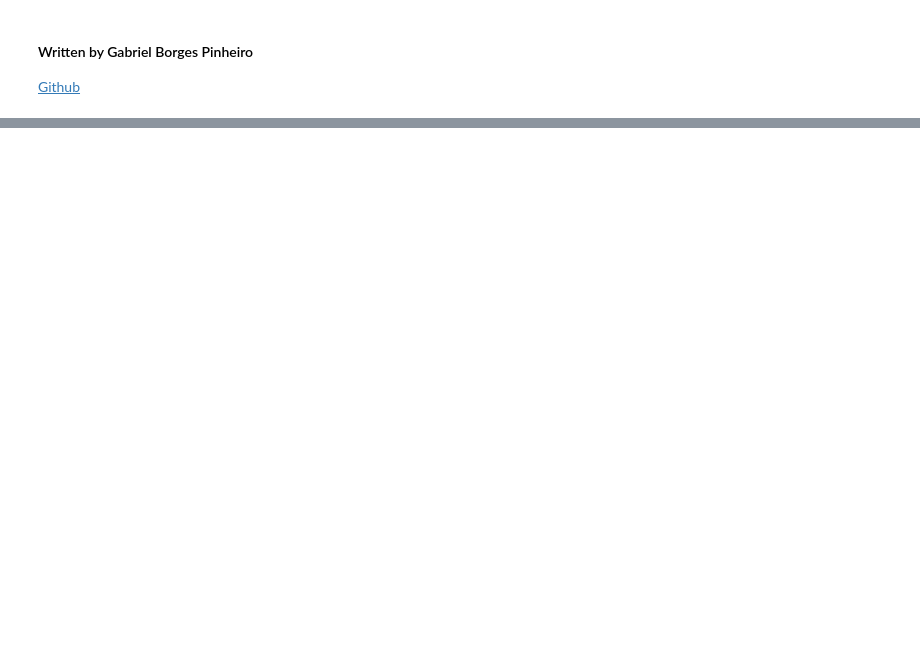
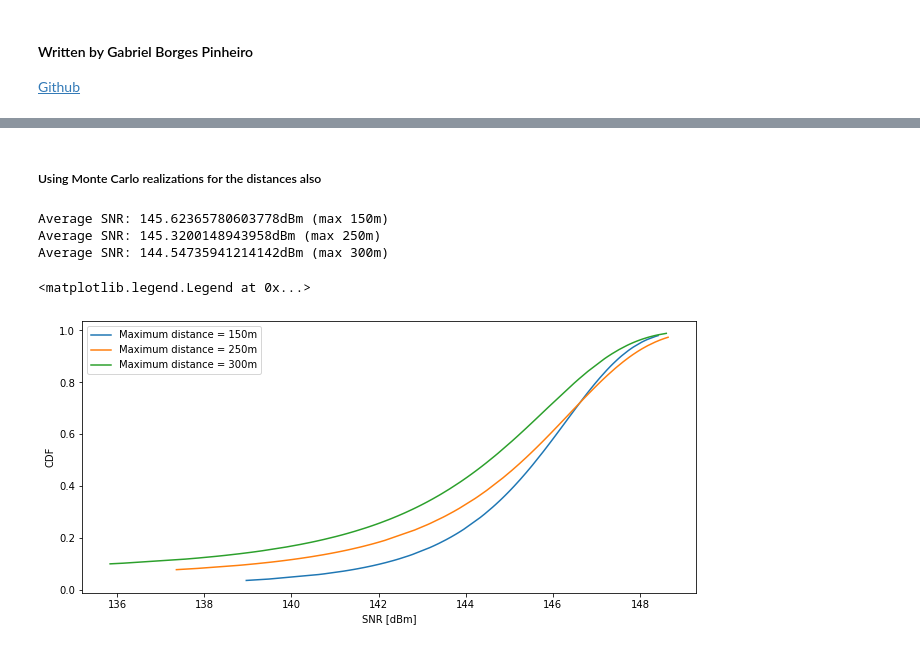
Before and after one commit to gabrielbopi/cellfree_ic, a Jupyter notebook: Gabriel/Channel_Sim.ipynb, the cells around one changed output, grey strips where cells are left out. Drawn from its saved outputs; the diff is of its cells as text; code cells hidden in the pictures; blank space fills up the shorter version.

```diff
--- a/Gabriel/Channel_Sim.ipynb
+++ b/Gabriel/Channel_Sim.ipynb
@@ -82,0 +194,42 @@ SNR: 122.80575092202845
+# %% [markdown]
+##### Using Monte Carlo realizations for the distances also
+# %%
+P_t = 40 #dBm
+fig, ax = plt.subplots(figsize = (11,5))
+mc = 100
+
+#Maximum range between BS and UE [meter] inner cell
+rangeD = np.array([150, 250, 300])
+#Maximum range between BS and UE [meter] inner cell
+for D_max in rangeD:
+    snr = np.array([])
+    for i in range(mc):
+
+        #Generate a random point for 1 UE position (a estimate height for the UE antenna = 1.5m)
+        R_ue = np.array(np.append(np.sqrt(D_max)*np.random.randn(2), 1.5))
+        #Distance between UE and BS
+        R = np.linalg.norm(R_ue - R_bs)
+        #Getting samples of the SNR
+        snr = np.append(snr, np.mean(snr_samples(mc, R, N, P_t)))
+
+    snr = np.sort(snr)
+    #computes the mean SNR
+    average_snr = np.mean(snr)
+    #and standard deviation
+    std_snr = np.std(snr)
+    print('Average SNR: {snr}dBm (max {max}m)'.format(snr=dbm(average_snr), max=D_max))
+
+    cdf_snr = norm.cdf(snr, loc=average_snr, scale=std_snr)
+
+    label = 'Maximum distance = {}m'.format(D_max)
+    ax.plot(dbm(snr), cdf_snr, label=label)
+
+ax.set_ylabel("CDF")
+ax.set_xlabel("SNR [dBm]")
+plt.legend()
+# %% [output]
+Average SNR: 145.62365780603778dBm (max 150m)
+Average SNR: 145.3200148943958dBm (max 250m)
+Average SNR: 144.54735941214142dBm (max 300m)
+<matplotlib.legend.Legend at 0x...>
+[figure, added]
```
Also changed, not shown: parts of 17 cells of this notebook.
